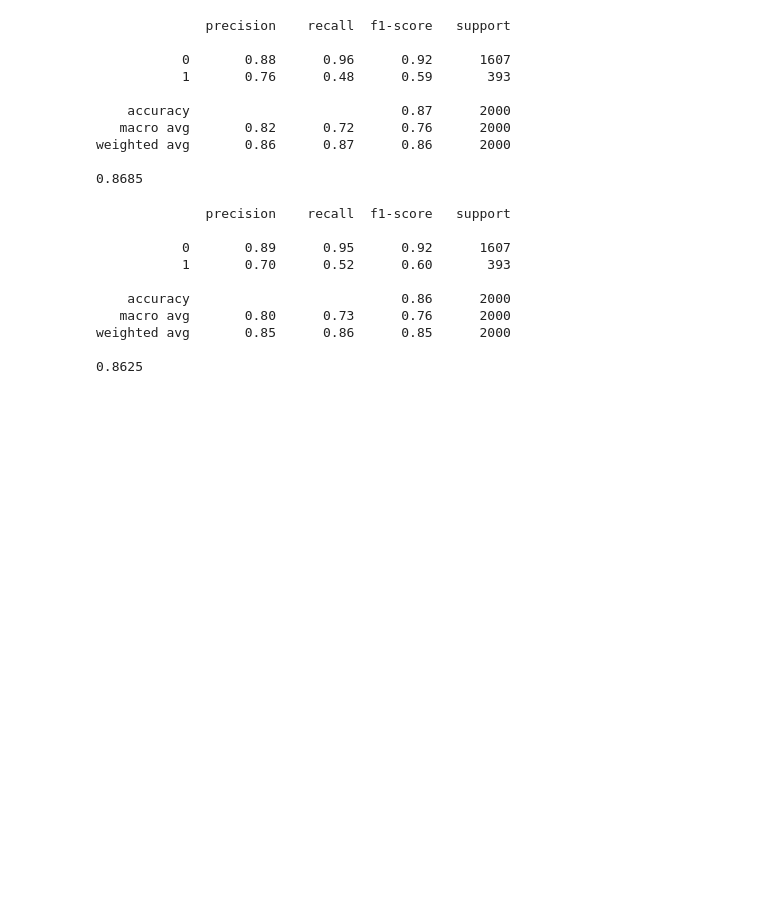
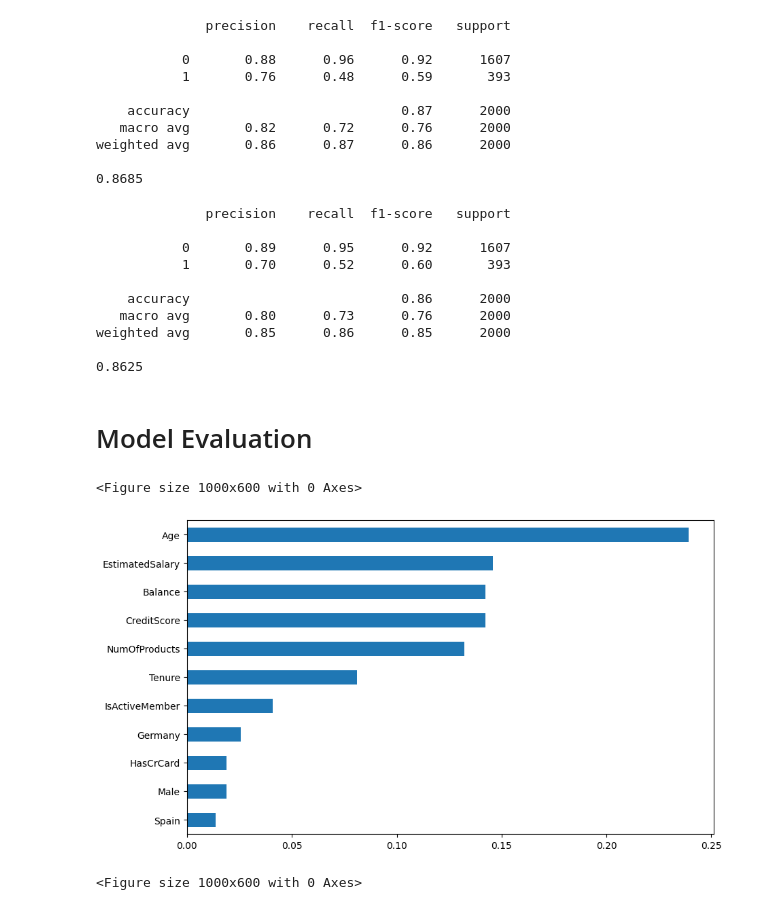
Before and after one commit to abhinav225rj/Bank-Customer-Churn-Modelling, a Jupyter notebook: churn prediction.ipynb, the cells around one changed output. Drawn from its saved outputs; the diff is of its cells as text; code cells hidden in the pictures; blank space fills up the shorter version.

Commit message:
Done till Model Evaluation

```diff
--- a/churn prediction.ipynb
+++ b/churn prediction.ipynb
@@ -173,3 +173,14 @@ print(accuracy_score(y_test,xgb_prediction))
 weighted avg       0.85      0.86      0.85      2000
 
 0.8625
+# %% [markdown]
+# Model Evaluation
+# %%
+# we will go with XGBoost as it has better accuracy
+feature_importance= pd.Series(rf_classifier.feature_importances_, index= X.columns).sort_values(ascending=True)
+feature_importance.plot(kind='barh', figsize=(10,6))
+plt.figure(figsize=(10,6))
+# %% [output]
+<Figure size 1000x600 with 0 Axes>
+[figure, added]
+<Figure size 1000x600 with 0 Axes>
```
